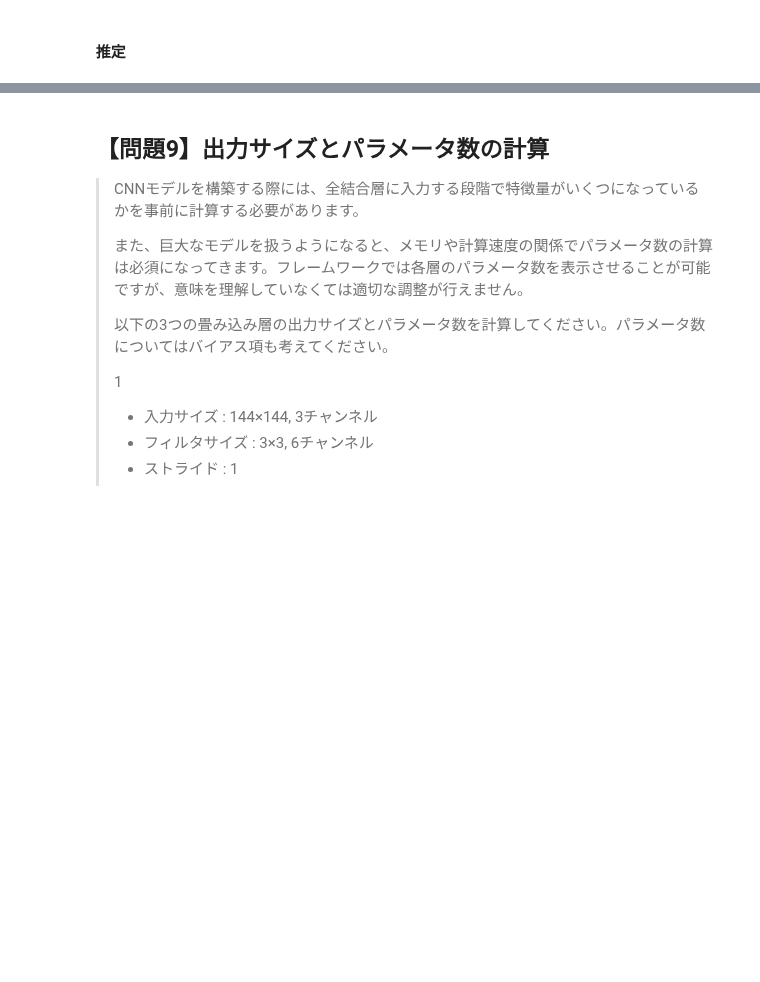
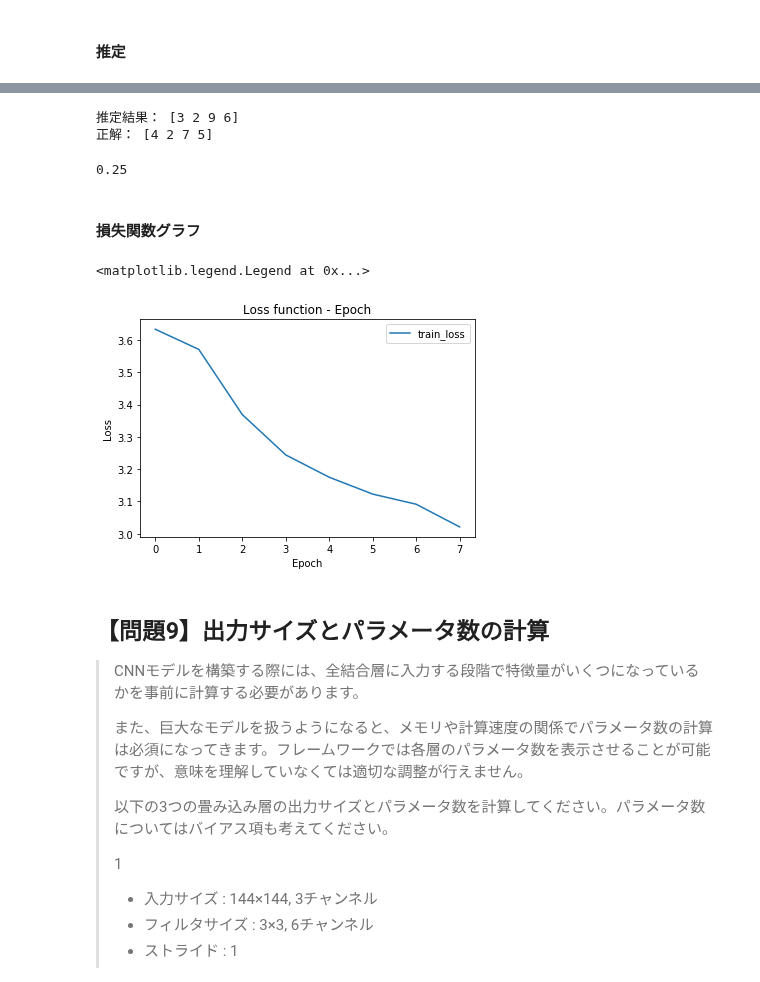
Before and after one commit to Tomoaki-Ishii-DIC/diveintocode-ml, a Jupyter notebook: Sprint12_深層学習スプリント_畳み込みニューラルネットワーク2.ipynb, the cells around one changed output, grey strips where cells are left out. Saved outputs shown, nothing was run; the diff lists cells and outputs as text; code cells hidden in the pictures; blank space fills up the shorter version.

```diff
--- a/Sprint12_深層学習スプリント_畳み込みニューラルネットワーク2.ipynb
+++ b/Sprint12_深層学習スプリント_畳み込みニューラルネットワーク2.ipynb
@@ -943,7 +941,7 @@ softmax関数　順伝播：　(4, 1, 10)
 #### 逆伝播
 # %%
 # 活性化関数　逆伝播
-dA3_q6, _ = softmax_Q6.backward(A3_q6, y_train[0:4])#  A2,dZ2
+dA3_q6, _ = softmax_Q6.backward(Z3_q6, y_train[0:4])#  A3_q6
 print(f"活性化関数　逆伝播：　{dA3_q6.shape}")
 # 全結合層　逆伝播
 dZ2_q6 = FC_Q6.backward(dA3_q6, X_flat_q6)#dA2, Z1
@@ -1037,3 +1129,28 @@ accuracy_score(y_test_decode[0:4], y_pred)
+# %%
+y_pred = predict(X_val[0:4])
+print("推定結果： {}".format(y_pred))
+print("正解： {}".format(y_test_decode[0:4]))
+# %% [output]
+推定結果： [3 2 9 6]
+正解： [4 2 7 5]
+# %%
+accuracy_score(y_test_decode[0:4], y_pred)
+# %% [output]
+0.25
+# %% [markdown]
+#### 損失関数グラフ
+# %%
+loss_function_epoch = L_list
+#loss_function_epoch_val = DNN.L_list_val
+plt.title('Loss function - Epoch')
+plt.xlabel('Epoch')
+plt.ylabel('Loss')
+plt.plot(loss_function_epoch, label='train_loss')#, color='b'
+#plt.plot(loss_function_epoch_val, label='val_loss')# color='b'
+plt.legend(loc='best')
+# %% [output]
+<matplotlib.legend.Legend at 0x...>
+[figure, added]
 # %% [markdown]
 ## 【問題9】出力サイズとパラメータ数の計算
 >CNNモデルを構築する際には、全結合層に入力する段階で特徴量がいくつになっているかを事前に計算する必要があります。
```
Also changed, not shown: parts of 15 cells of this notebook.
